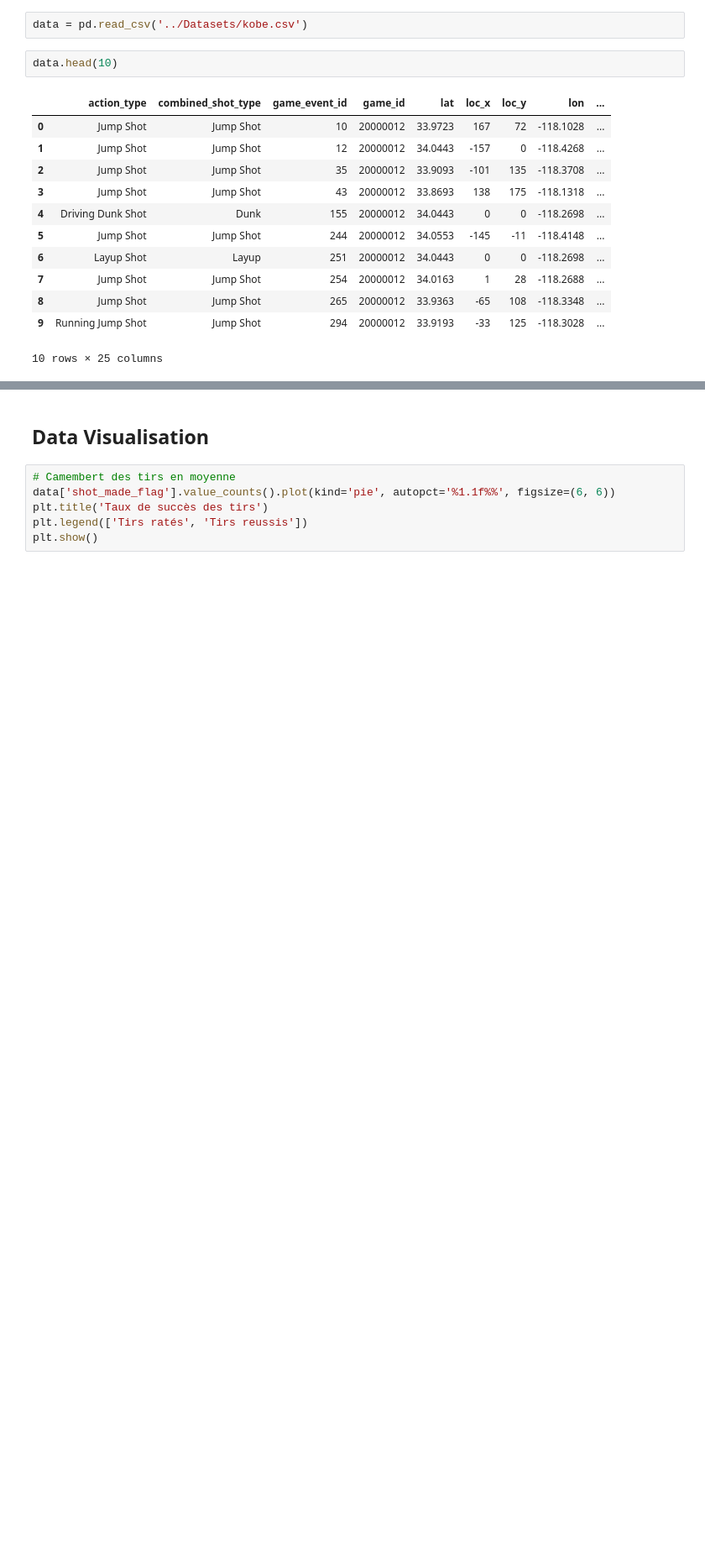
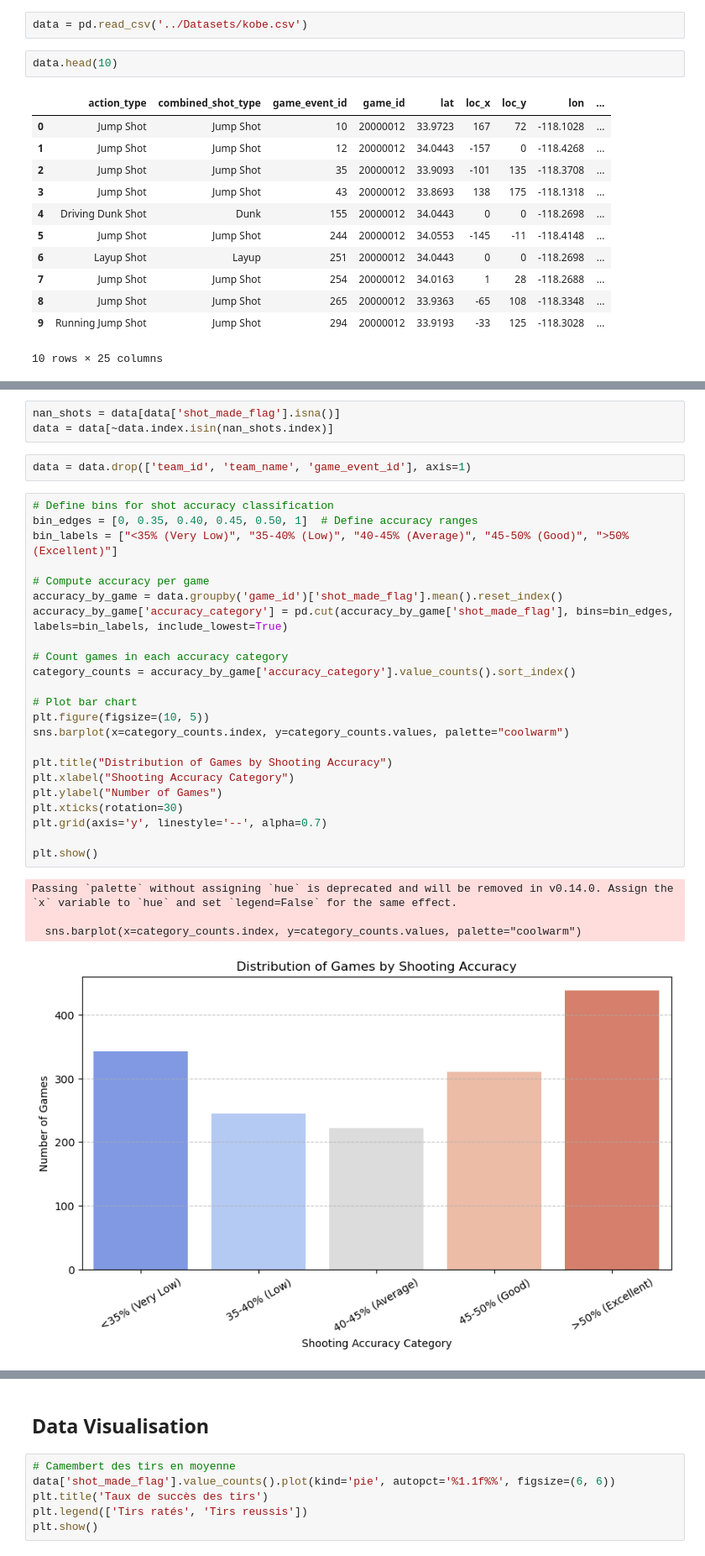
Before and after one commit to guilhem-s/machine_learning_miashs, a Jupyter notebook: kobe-v2/EDA.ipynb, the cells around one changed output, grey strips where cells are left out. Shown: that part at 84% size. Drawn from its saved outputs; the diff is of its cells as text; blank space fills up the shorter version.

```diff
--- a/kobe-v2/EDA.ipynb
+++ b/kobe-v2/EDA.ipynb
@@ -59,3 +59,36 @@ DataFrame shape: (30697, 25)
 | 22 | matchup | object | 0 | 74 | LAL @ POR | LAL @ POR | LAL @ POR | LAL @ POR | ... |
 | 23 | opponent | object | 0 | 33 | POR | POR | POR | POR | ... |
 | 24 | shot_id | int64 | 0 | 30697 | 1 | 2 | 3 | 4 | ... |
+# %%
+nan_shots = data[data['shot_made_flag'].isna()]
+data = data[~data.index.isin(nan_shots.index)]
+# %%
+data = data.drop(['team_id', 'team_name', 'game_event_id'], axis=1)
+# %%
+# Define bins for shot accuracy classification
+bin_edges = [0, 0.35, 0.40, 0.45, 0.50, 1]  # Define accuracy ranges
+bin_labels = ["<35% (Very Low)", "35-40% (Low)", "40-45% (Average)", "45-50% (Good)", ">50% (Excellent)"]
+
+# Compute accuracy per game
+accuracy_by_game = data.groupby('game_id')['shot_made_flag'].mean().reset_index()
+accuracy_by_game['accuracy_category'] = pd.cut(accuracy_by_game['shot_made_flag'], bins=bin_edges, labels=bin_labels, include_lowest=True)
+
+# Count games in each accuracy category
+category_counts = accuracy_by_game['accuracy_category'].value_counts().sort_index()
+
+# Plot bar chart
+plt.figure(figsize=(10, 5))
+sns.barplot(x=category_counts.index, y=category_counts.values, palette="coolwarm")
+
+plt.title("Distribution of Games by Shooting Accuracy")
+plt.xlabel("Shooting Accuracy Category")
+plt.ylabel("Number of Games")
+plt.xticks(rotation=30)
+plt.grid(axis='y', linestyle='--', alpha=0.7)
+
+plt.show()
+# %% [output]
+Passing `palette` without assigning `hue` is deprecated and will be removed in v0.14.0. Assign the `x` variable to `hue` and set `legend=False` for the same effect.
+
+  sns.barplot(x=category_counts.index, y=category_counts.values, palette="coolwarm")
+[figure, added]
```
Also changed, not shown: parts of 17 cells of this notebook.
